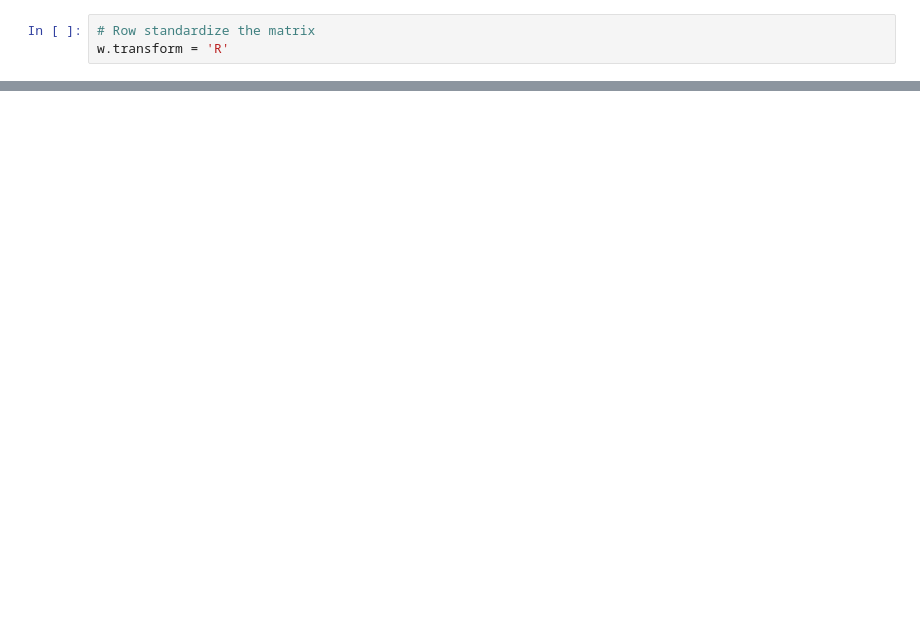
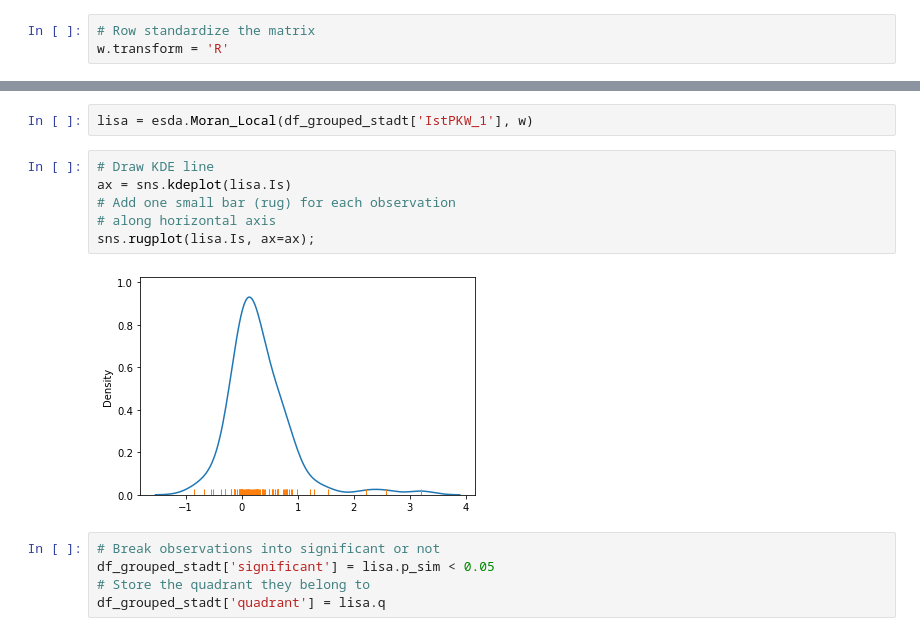
Before and after one commit to juthoma22/gds, a Jupyter notebook: data_collection.ipynb, the cells around one changed output, grey strips where cells are left out. Drawn from its saved outputs; the diff is of its cells as text; blank space fills up the shorter version.

```diff
--- a/data_collection.ipynb
+++ b/data_collection.ipynb
@@ -574,0 +650,15 @@ mi.p_sim
+# %%
+lisa = esda.Moran_Local(df_grouped_stadt['IstPKW_1'], w)
+# %%
+# Draw KDE line
+ax = sns.kdeplot(lisa.Is)
+# Add one small bar (rug) for each observation
+# along horizontal axis
+sns.rugplot(lisa.Is, ax=ax);
+# %% [output]
+[figure, added]
+# %%
+# Break observations into significant or not
+df_grouped_stadt['significant'] = lisa.p_sim < 0.05
+# Store the quadrant they belong to
+df_grouped_stadt['quadrant'] = lisa.q
```
Also changed, not shown: parts of 43 cells of this notebook.
